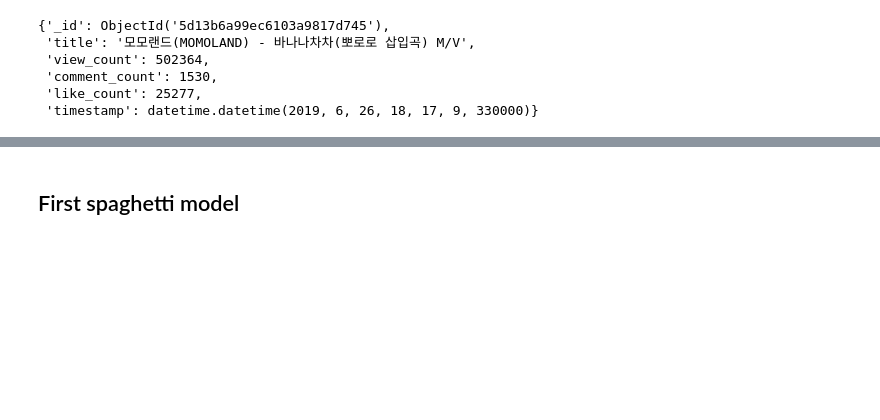
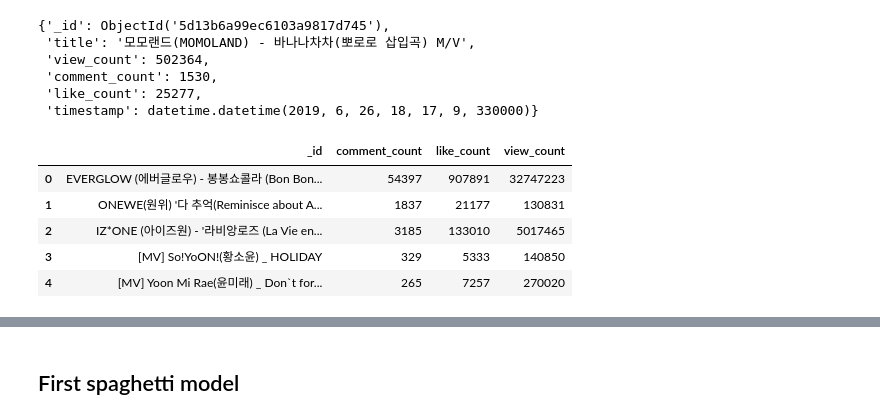
Before and after one commit to Teosoft7/hit_or_not, a Jupyter notebook: model/eda_nlp.ipynb, the cells around one changed output, grey strips where cells are left out. Cells and saved outputs as stored; diff of their text form; code cells hidden in the pictures; blank space fills up the shorter version.

```diff
--- a/model/eda_nlp.ipynb
+++ b/model/eda_nlp.ipynb
@@ -81,8 +81,20 @@ view_count_cur.next()
 # single video has a lot of view counts by time
 # need to get max value by title (need to change to video_id)
 view_max_count =[row for row in view_count_coll.aggregate([
-    {"$group" : {'_id':"$title", 'view_count':{"$max":"$view_count"}}}
+    {'$group' : {'_id':'$title',
+                 'view_count':{'$max':'$view_count'},
+                 'like_count':{'$max':'$like_count'},
+                 'comment_count':{'$max':'$comment_count'},
+                }
+    }
 ])]
 # %%
 view_count_df = pd.DataFrame(view_max_count)
-view_count_df.columns = ['title', 'view_count']
+view_count_df.head()
+# %% [output]
+|  | _id | comment_count | like_count | view_count |
+| 0 | EVERGLOW (에버글로우) - 봉봉쇼콜라 (Bon Bon... | 54397 | 907891 | 32747223 |
+| 1 | ONEWE(원위) '다 추억(Reminisce about A... | 1837 | 21177 | 130831 |
+| 2 | IZ*ONE (아이즈원) - '라비앙로즈 (La Vie en... | 3185 | 133010 | 5017465 |
+| 3 | [MV] So!YoON!(황소윤) _ HOLIDAY | 329 | 5333 | 140850 |
+| 4 | [MV] Yoon Mi Rae(윤미래) _ Don`t for... | 265 | 7257 | 270020 |
```
Also changed, not shown: parts of 32 cells of this notebook, 3 other files.
